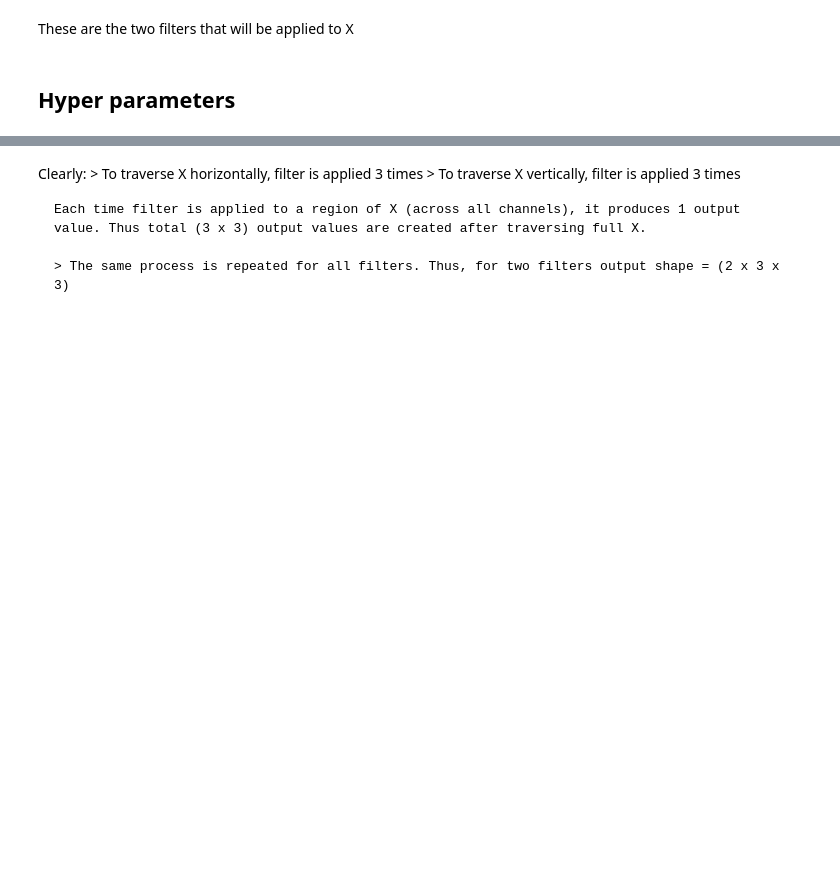
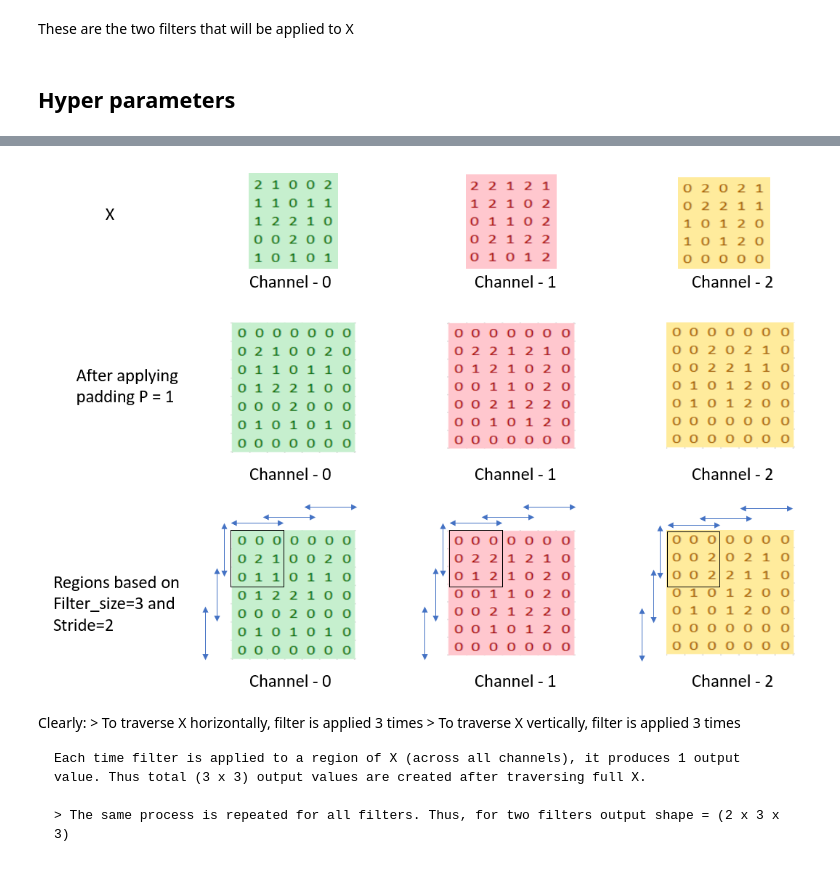
Before and after one commit to AzurAthena/Deep-Learning-from-Scratch, a Jupyter notebook: CNN/CNN.ipynb, the cells around one changed output, grey strips where cells are left out. Saved outputs shown, nothing was run; the diff lists cells and outputs as text; code cells hidden in the pictures; blank space fills up the shorter version.

```diff
--- a/CNN/CNN.ipynb
+++ b/CNN/CNN.ipynb
@@ -109,3 +108,8 @@ CNN Layout based on hyper parameters
+# %%
+from IPython.display import Image
+Image(filename='../images/CNN_full.png')
+# %% [output]
+[figure, added]
 # %% [markdown]
 Clearly:
     > To traverse X horizontally, filter is applied 3 times
```
Also changed, not shown: parts of 5 cells of this notebook.
